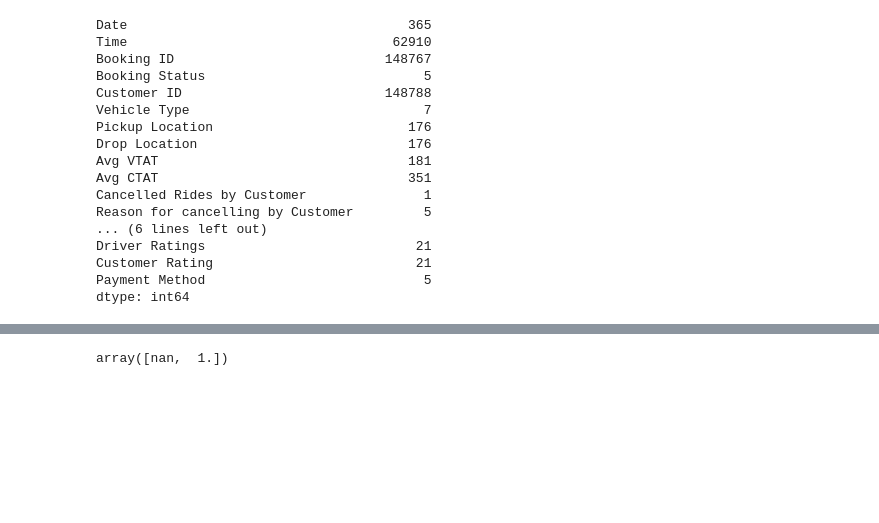
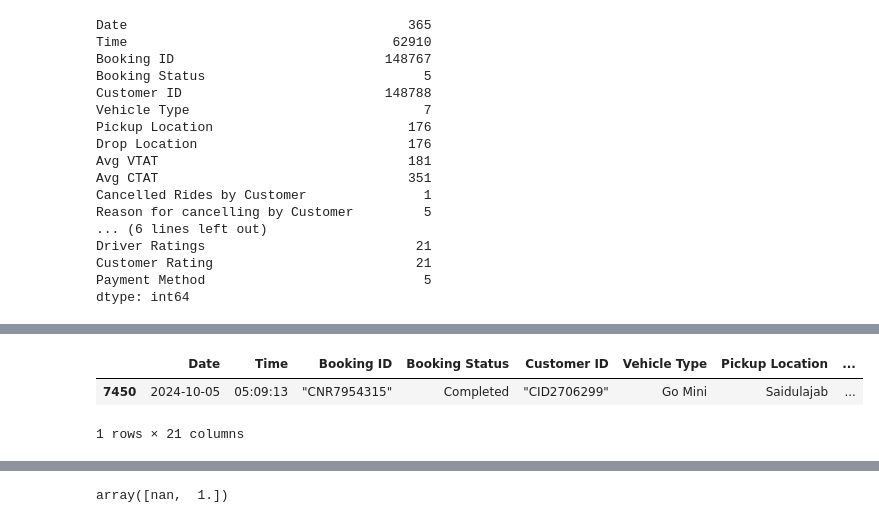
Before and after one commit to matiasobregon/diplo-ia_up_tp1, a Jupyter notebook: tp1.ipynb, the cells around one changed output, grey strips where cells are left out. Drawn from its saved outputs; the diff is of its cells as text; code cells hidden in the pictures; blank space fills up the shorter version.

```diff
--- a/tp1.ipynb
+++ b/tp1.ipynb
@@ -121,0 +152,8 @@ dtype: int64
+# %%
+# El valor (max) parece bastante alto. puedo ver qué para con este valor?
+max_booking = df['Booking Value'].max()
+df[df['Booking Value'] == max_booking]
+# %% [output]
+|  | Date | Time | Booking ID | Booking Status | Customer ID | Vehicle Type | Pickup Location | ... |
+| 7450 | 2024-10-05 | 05:09:13 | "CNR7954315" | Completed | "CID2706299" | Go Mini | Saidulajab | ... |
+1 rows × 21 columns
```
Also changed, not shown: parts of 8 cells of this notebook.
